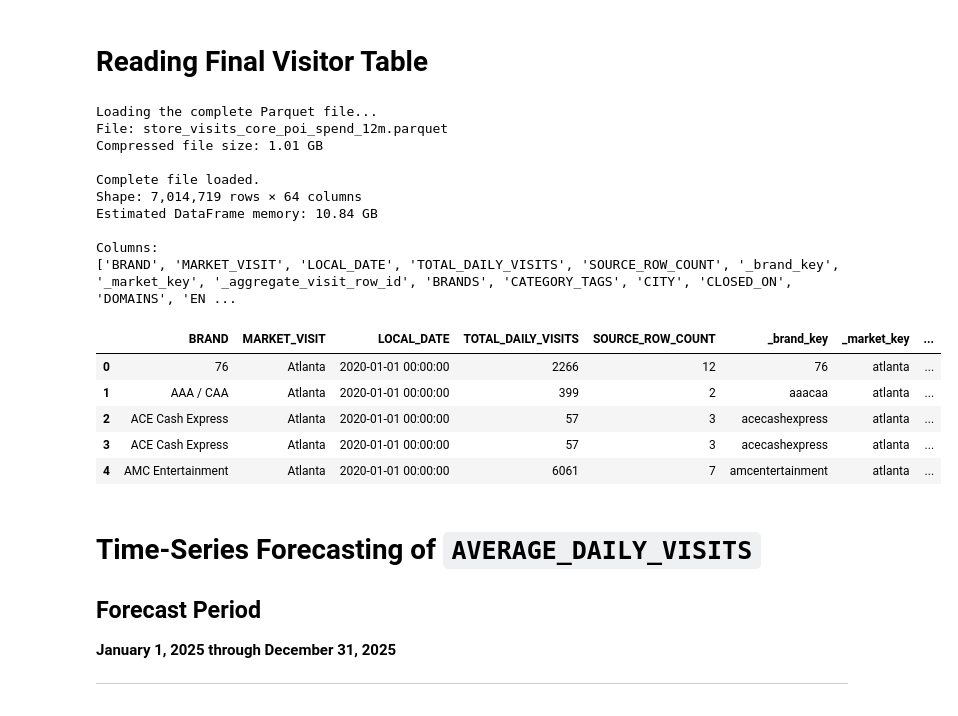
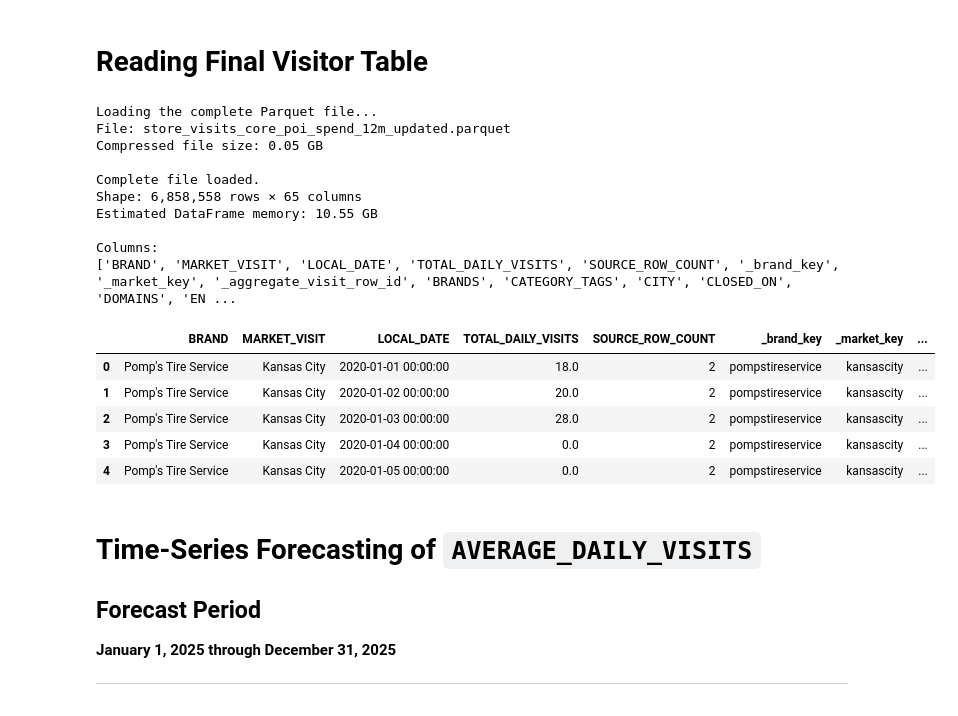
Before and after one commit to CatFatOw/Rice-To-Meet-You, a Jupyter notebook: visitor/VisitorTimeSeriesPrediction.ipynb, the cells around one changed output. Saved outputs shown, nothing was run; the diff lists cells and outputs as text; code cells hidden in the pictures.

```diff
--- a/visitor/VisitorTimeSeriesPrediction.ipynb
+++ b/visitor/VisitorTimeSeriesPrediction.ipynb
@@ -12,7 +12,7 @@ import pandas as pd
 
 JOINED_SPEND_FILE = Path(
     "/Users/rusli/Documents/GitHub/Rice-To-Meet-You/"
-    "visitor_data/output/store_visits_core_poi_spend_12m.parquet"
+    "visitor_data/output/store_visits_core_poi_spend_12m_updated.parquet"
 )
 
 if not JOINED_SPEND_FILE.exists():
@@ -51,42 +51,42 @@ print(
     f"{joined_spend_df.shape[1]:,} columns"
 )
 
 print(
     f"Estimated DataFrame memory: "
     f"{joined_spend_df.memory_usage(deep=True).sum() / 1024**3:.2f} GB"
 )
 
 print("\nColumns:")
 print(joined_spend_df.columns.tolist())
 
 
 # =========================================================
 # Inspect the first five rows
 # =========================================================
 
 with pd.option_context(
     "display.max_columns", None,
     "display.width", None,
     "display.max_colwidth", None,
 ):
     display(joined_spend_df.head(5))
 # %% [output]
 Loading the complete Parquet file...
-File: store_visits_core_poi_spend_12m.parquet
-Compressed file size: 1.01 GB
+File: store_visits_core_poi_spend_12m_updated.parquet
+Compressed file size: 0.05 GB
 
 Complete file loaded.
-Shape: 7,014,719 rows × 64 columns
-Estimated DataFrame memory: 10.84 GB
+Shape: 6,858,558 rows × 65 columns
+Estimated DataFrame memory: 10.55 GB
 
 Columns:
 ['BRAND', 'MARKET_VISIT', 'LOCAL_DATE', 'TOTAL_DAILY_VISITS', 'SOURCE_ROW_COUNT', '_brand_key', '_market_key', '_aggregate_visit_row_id', 'BRANDS', 'CATEGORY_TAGS', 'CITY', 'CLOSED_ON', 'DOMAINS', 'EN ...
 |  | BRAND | MARKET_VISIT | LOCAL_DATE | TOTAL_DAILY_VISITS | SOURCE_ROW_COUNT | _brand_key | _market_key | ... |
-| 0 | 76 | Atlanta | 2020-01-01 00:00:00 | 2266 | 12 | 76 | atlanta | ... |
-| 1 | AAA / CAA | Atlanta | 2020-01-01 00:00:00 | 399 | 2 | aaacaa | atlanta | ... |
-| 2 | ACE Cash Express | Atlanta | 2020-01-01 00:00:00 | 57 | 3 | acecashexpress | atlanta | ... |
-| 3 | ACE Cash Express | Atlanta | 2020-01-01 00:00:00 | 57 | 3 | acecashexpress | atlanta | ... |
-| 4 | AMC Entertainment | Atlanta | 2020-01-01 00:00:00 | 6061 | 7 | amcentertainment | atlanta | ... |
+| 0 | Pomp's Tire Service | Kansas City | 2020-01-01 00:00:00 | 18.0 | 2 | pompstireservice | kansascity | ... |
+| 1 | Pomp's Tire Service | Kansas City | 2020-01-02 00:00:00 | 20.0 | 2 | pompstireservice | kansascity | ... |
+| 2 | Pomp's Tire Service | Kansas City | 2020-01-03 00:00:00 | 28.0 | 2 | pompstireservice | kansascity | ... |
+| 3 | Pomp's Tire Service | Kansas City | 2020-01-04 00:00:00 | 0.0 | 2 | pompstireservice | kansascity | ... |
+| 4 | Pomp's Tire Service | Kansas City | 2020-01-05 00:00:00 | 0.0 | 2 | pompstireservice | kansascity | ... |
 # %% [markdown]
 # Time-Series Forecasting of `AVERAGE_DAILY_VISITS`
 
```
Also changed, not shown: parts of 10 cells of this notebook.
